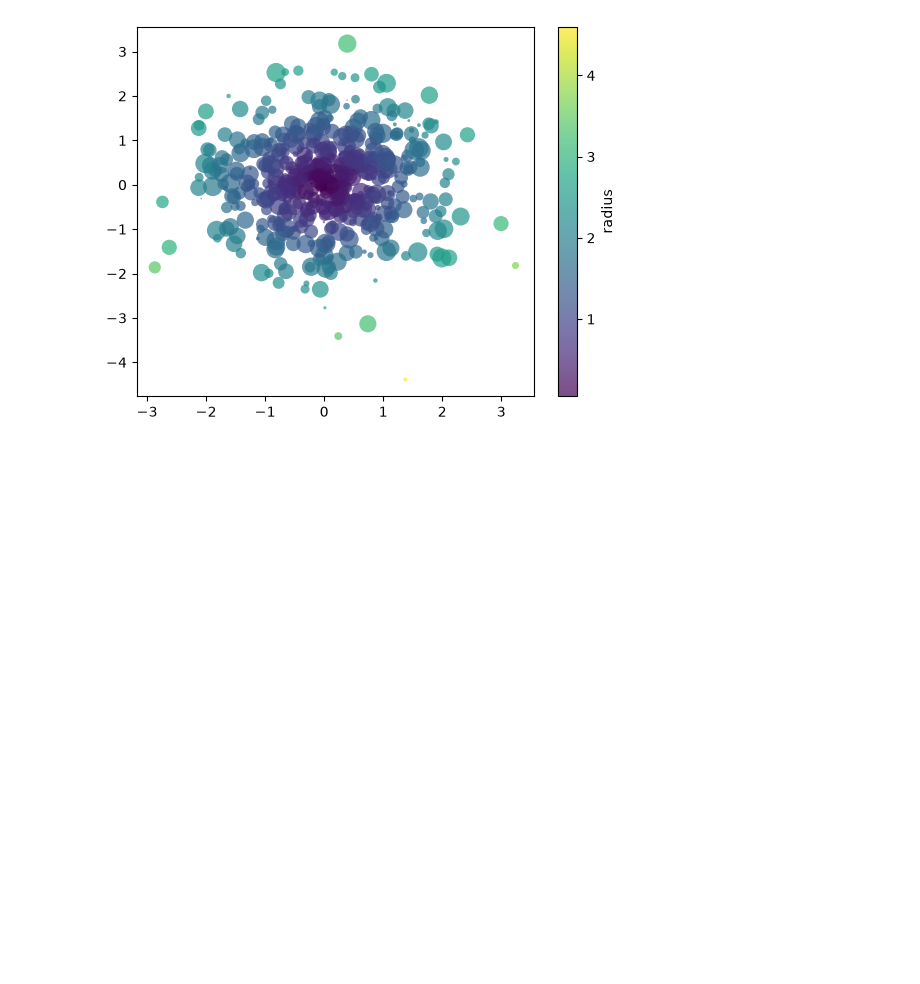
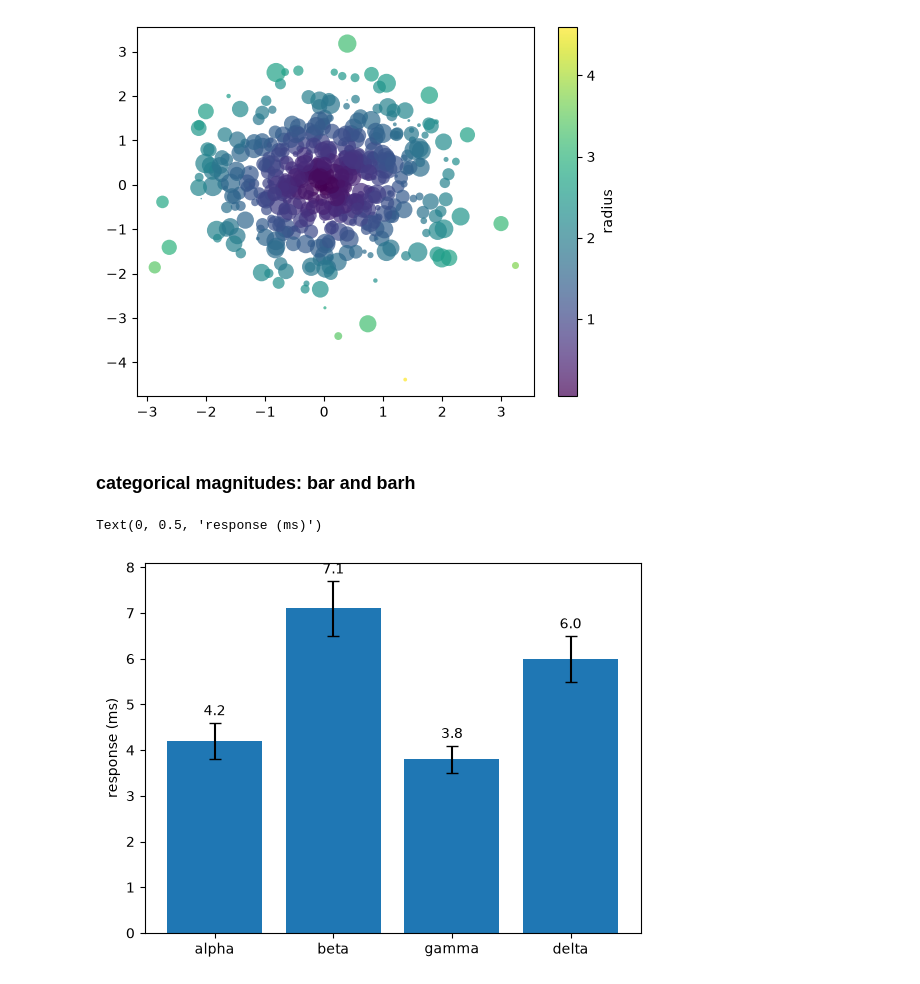
Before and after one commit to ImadElMaftouhi/Machine-learning, a Jupyter notebook: fundamentals/matplotlib/note.ipynb, the cells around one changed output. Drawn from its saved outputs; the diff is of its cells as text; code cells hidden in the pictures; blank space fills up the shorter version.

Commit message:
added matplotlib's categorical magnitudes section

```diff
--- a/fundamentals/matplotlib/note.ipynb
+++ b/fundamentals/matplotlib/note.ipynb
@@ -329,3 +329,19 @@ fig.colorbar(sc, ax=ax, label="radius")
 # %% [output]
 <matplotlib.colorbar.Colorbar at 0x...>
 [figure]
+# %% [markdown]
+### categorical magnitudes: bar and barh
+# %%
+## bar and barh draw magnitudes against discrete categories, and the orientation is not cosmetic: barh is the correct choice when category names are long enough to collide on a horizontal axis. bar_label, available since 3.4, annotates the bars and has replaced the manual loop over ax.text.
+
+categories = ["alpha", "beta", "gamma", "delta"]
+values = [4.2, 7.1, 3.8, 6.0]
+errs = [0.4, 0.6, 0.3, 0.5]
+
+fig, ax = plt.subplots()
+bars = ax.bar(categories, values, yerr=errs, capsize=4, color="tab:blue")
+ax.bar_label(bars, fmt="%.1f", padding=3)
+ax.set_ylabel("response (ms)")
+# %% [output]
+Text(0, 0.5, 'response (ms)')
+[figure, added]
```
Also changed, not shown: parts of 1 cell of this notebook.
